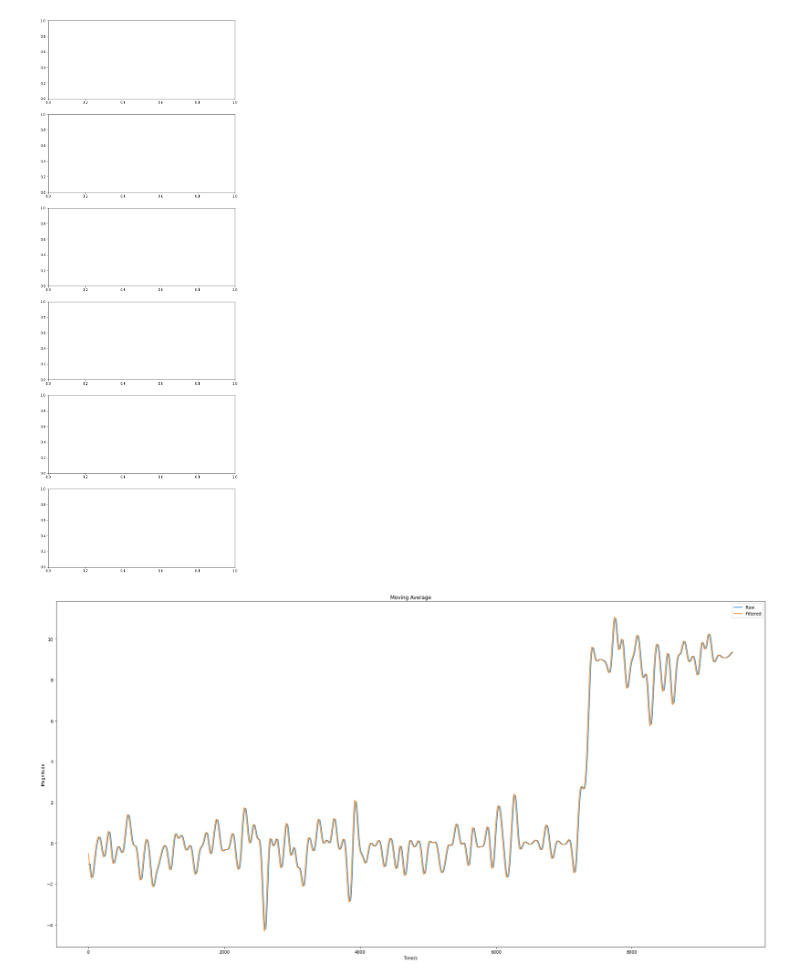
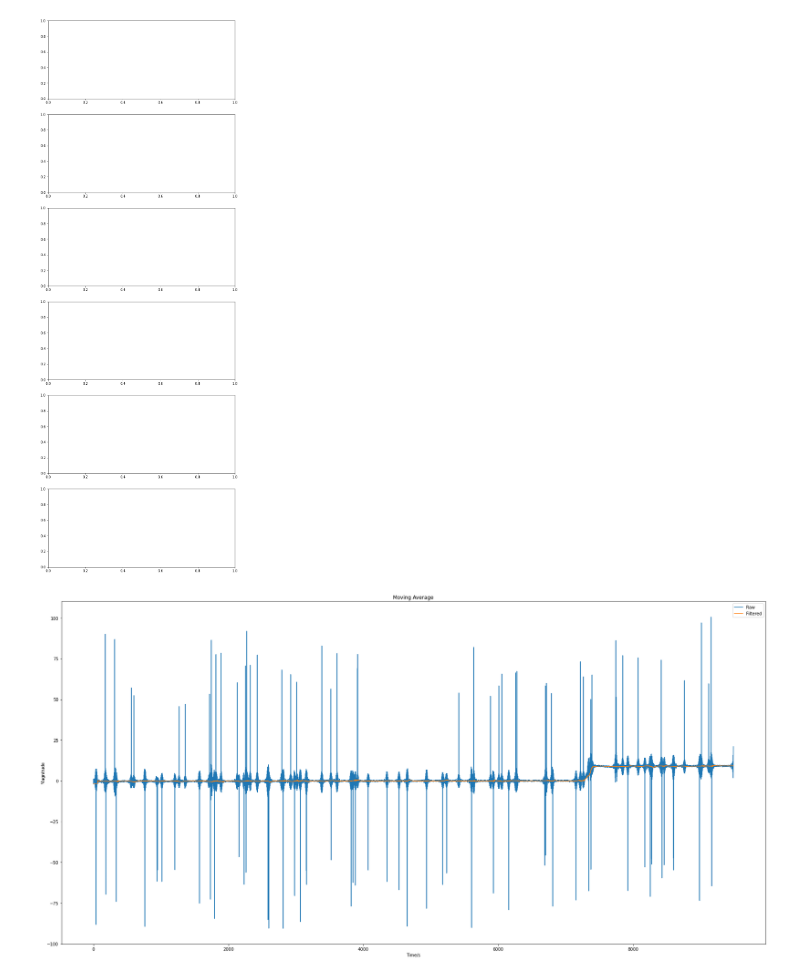
Before and after one commit to ZJTAN97/FilterSignalsProject, a Jupyter notebook: CA Qn 2/answer.ipynb, the cells around one changed output. Saved outputs shown, nothing was run; the diff lists cells and outputs as text; code cells hidden in the pictures.

```diff
--- a/CA Qn 2/answer.ipynb
+++ b/CA Qn 2/answer.ipynb
@@ -181,8 +181,12 @@ Frequcies of interest/Hz: [[  0.        ]
 from scipy import signal
 
 N = 4
-cutOff = 5.0/(sample_freq/2)
-btype = 'low'
+cutOff = [45.0/(sample_freq/2),55.0/(sample_freq/2)]
+btype = 'bandstop'
+
+# N = 4
+# cutOff = 2.0/(sample_freq/2)
+# btype = 'low'
 
 b, a = signal.butter(N, cutOff, btype)
 LP_filter_acc = []
@@ -194,4 +198,9 @@ for n in noisy_mag:
   LP_filter_mag.append(signal.filtfilt(b, a, n))
 
 fig, (ax1, ax2) = plt.subplots(2, 1, figsize=(30,15))
+ax1.plot(LP_filter_acc[1])
+ax1.set(xlabel = 'Time/s',
+      ylabel = 'Magnitude',
+      title = 'Filtered signal')
+plt.show()
 # %% [output]
@@ -221,34 +230,53 @@ NameError: name 'all_noisy_roll' is not defined
 def median_filter(input_signal, window_sz=3):
     result = np.zeros(len(input_signal))
 
     result[:window_sz] = np.mean(input_signal[:window_sz])
     index=window_sz
     while index<len(input_signal):
         l = index-window_sz+1
         window = input_signal[l:(index+1)]
         median_val = np.median(window)
         result[index] = median_val
         index += 1
 
     return result
 
+# def moving_avg(input_signal, window_sz=8):
+#     result = np.zeros(input_signal.shape)
+#     result[:window_sz] = np.mean(input_signal[:window_sz])*np.ones(window_sz)
+
+#     index=window_sz
+#     while index<len(input_signal):
+#         l = index-window_sz+1
+#         window = input_signal[l:(index+1)]
+#         mean_val = np.mean(window)
+#         result[index] = mean_val
+#         index += 1
+
+#     return result
+
 MA_filtered_acc = []
 MA_filtered_mag = []
 
 for n in LP_filter_acc:
-  MA_filtered_acc.append(median_filter(n,30))
+  MA_filtered_acc.append(median_filter(n,64))
 for n in LP_filter_mag:
-  MA_filtered_mag.append(median_filter(n,30))
+  MA_filtered_mag.append(median_filter(n,64))
+
+# for n in LP_filter_acc:
+#   MA_filtered_acc.append(moving_avg(n,64))
+# for n in LP_filter_mag:
+#   MA_filtered_mag.append(moving_avg(n,64))
 
 fig, ax1 = plt.subplots(figsize=(30,15))
 
+ax1.plot(LP_filter_acc[1])
 ax1.plot(MA_filtered_acc[1])
-ax1.plot(LP_filter_acc[1])
 
 ax1.set(xlabel = 'Time/s',
       ylabel = 'Magnitude',
       title = 'Moving Average')
 ax1.legend(['Raw', 'Filtered'])
 plt.show()
 # %% [output]
-[figure, old version]
+[figure, new version]
```
Also changed, not shown: parts of 1 cell of this notebook.
